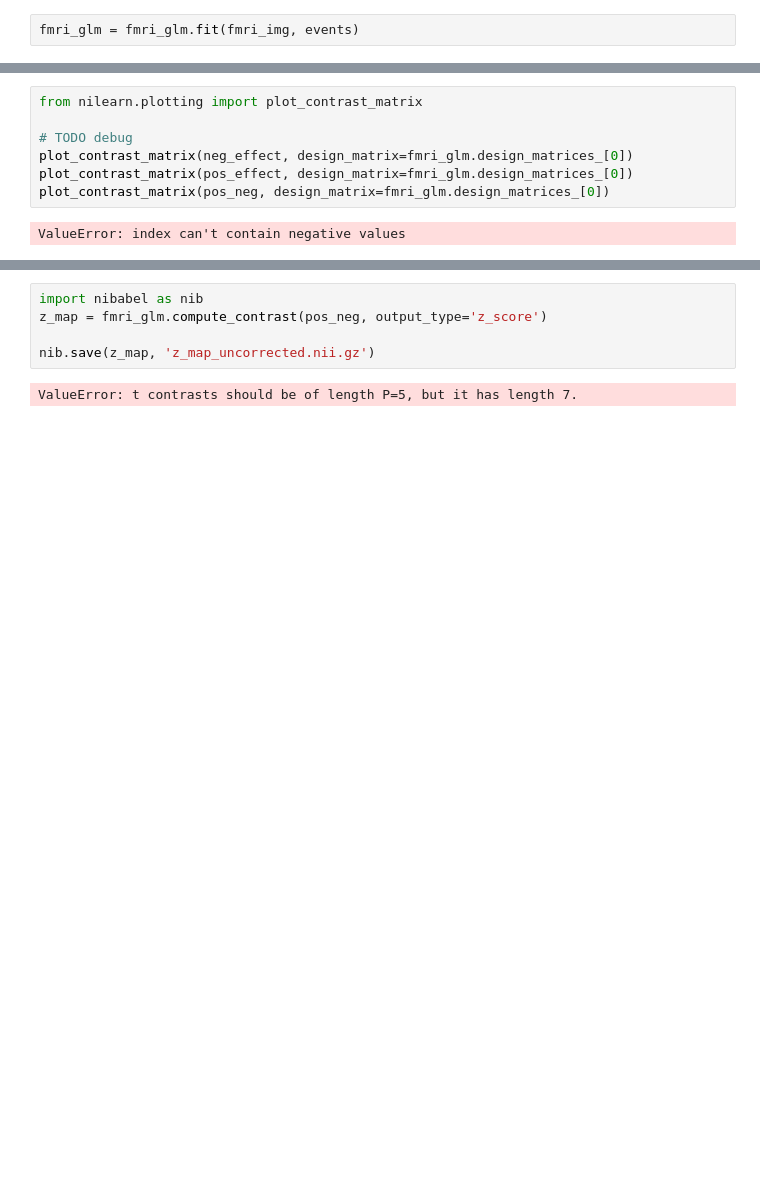
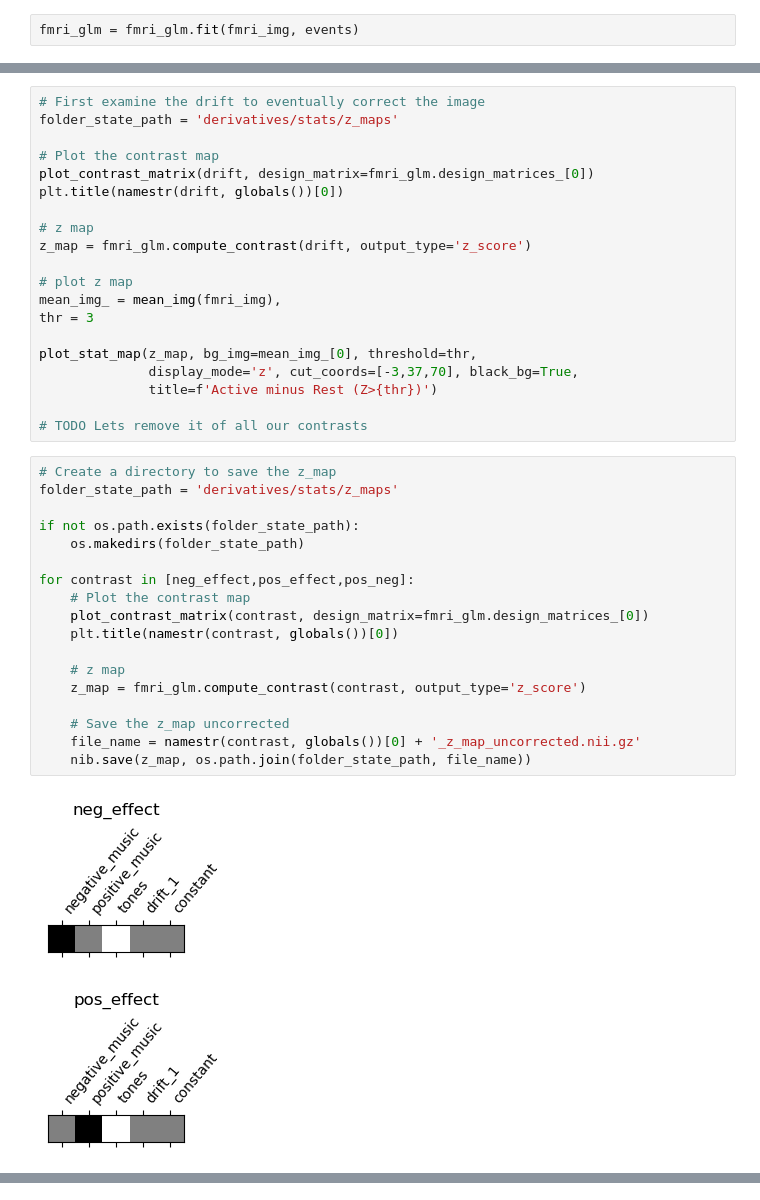
Before and after one commit to loufourneaux/project_1_nssp, a Jupyter notebook: design_matrix_GLM.ipynb, the cells around one changed output, grey strips where cells are left out. Drawn from its saved outputs; the diff is of its cells as text; blank space fills up the shorter version.

```diff
--- a/design_matrix_GLM.ipynb
+++ b/design_matrix_GLM.ipynb
@@ -162,9 +184,41 @@ pos_neg = conditions['pos_music'] - conditions['neg_music']
+# %%
+# First examine the drift to eventually correct the image
+folder_state_path = 'derivatives/stats/z_maps'
+
+# Plot the contrast map
+plot_contrast_matrix(drift, design_matrix=fmri_glm.design_matrices_[0])
+plt.title(namestr(drift, globals())[0])
+
+# z map
+z_map = fmri_glm.compute_contrast(drift, output_type='z_score')
+
+# plot z map
+mean_img_ = mean_img(fmri_img),
+thr = 3
+
+plot_stat_map(z_map, bg_img=mean_img_[0], threshold=thr,
+              display_mode='z', cut_coords=[-3,37,70], black_bg=True,
+              title=f'Active minus Rest (Z>{thr})')
+
+# TODO Lets remove it of all our contrasts
 # %%
-from nilearn.plotting import plot_contrast_matrix
+# Create a directory to save the z_map
+folder_state_path = 'derivatives/stats/z_maps'
 
-# TODO debug
-plot_contrast_matrix(neg_effect, design_matrix=fmri_glm.design_matrices_[0])
-plot_contrast_matrix(pos_effect, design_matrix=fmri_glm.design_matrices_[0])
-plot_contrast_matrix(pos_neg, design_matrix=fmri_glm.design_matrices_[0])
+if not os.path.exists(folder_state_path):
+    os.makedirs(folder_state_path)
+
+for contrast in [neg_effect,pos_effect,pos_neg]:
+    # Plot the contrast map
+    plot_contrast_matrix(contrast, design_matrix=fmri_glm.design_matrices_[0])
+    plt.title(namestr(contrast, globals())[0])
+
+    # z map
+    z_map = fmri_glm.compute_contrast(contrast, output_type='z_score')
+
+    # Save the z_map uncorrected
+    file_name = namestr(contrast, globals())[0] + '_z_map_uncorrected.nii.gz'
+    nib.save(z_map, os.path.join(folder_state_path, file_name))
 # %% [output]
-ValueError: index can't contain negative values
+[figure, added]
+[figure, added]
@@ -171,8 +227 @@ ValueError: index can't contain negative values
-# %%
-import nibabel as nib
-z_map = fmri_glm.compute_contrast(pos_neg, output_type='z_score')
-
-nib.save(z_map, 'z_map_uncorrected.nii.gz')
-# %% [output]
-ValueError: t contrasts should be of length P=5, but it has length 7.
 # %%
```
Also changed, not shown: parts of 25 cells of this notebook.
